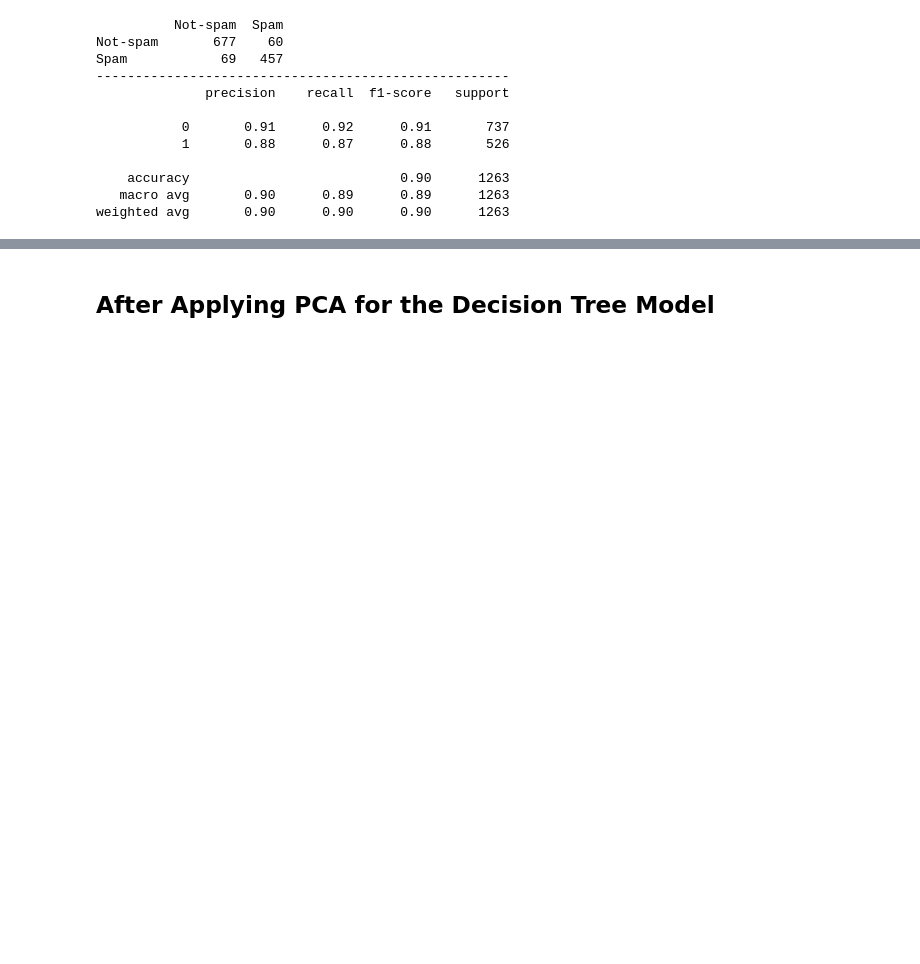
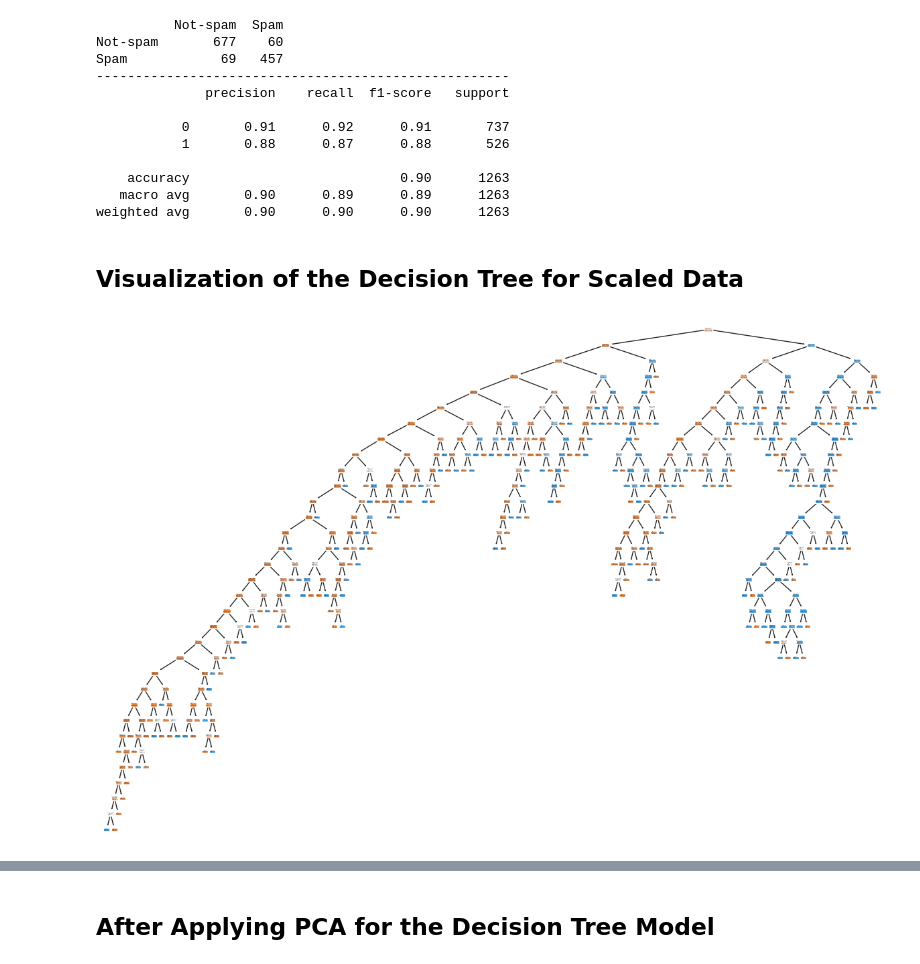
Before and after one commit to KoralegeiKavindya/EmailClassification_MachineLearning_CW, a Jupyter notebook: Coursework_DecisionTree.ipynb, the cells around one changed output, grey strips where cells are left out. Saved outputs shown, nothing was run; the diff lists cells and outputs as text; code cells hidden in the pictures; blank space fills up the shorter version.

```diff
--- a/Coursework_DecisionTree.ipynb
+++ b/Coursework_DecisionTree.ipynb
@@ -230,3 +228,11 @@ Spam            69   457
     accuracy                           0.90      1263
    macro avg       0.90      0.89      0.89      1263
 weighted avg       0.90      0.90      0.90      1263
+# %% [markdown]
+## Visualization of the Decision Tree for Scaled Data
+# %%
+plt.figure(figsize=(15,10))
+tree.plot_tree(decision_t_classification,filled=True)
+plt.show()
+# %% [output]
+[figure, added]
```
Also changed, not shown: parts of 19 cells of this notebook, 1 other file.
